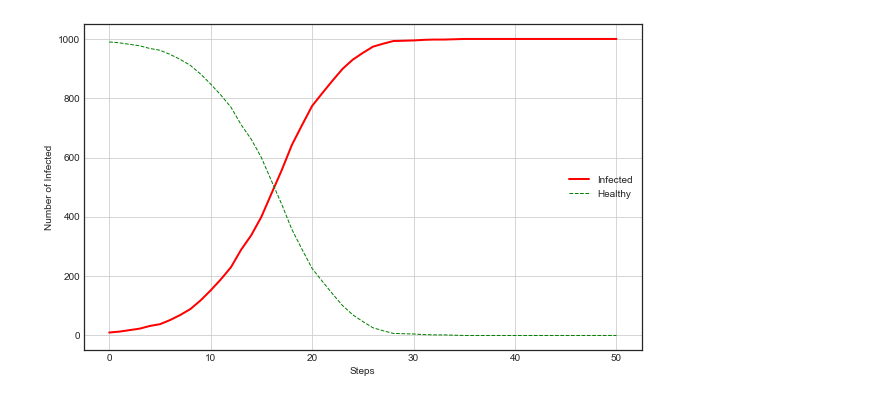
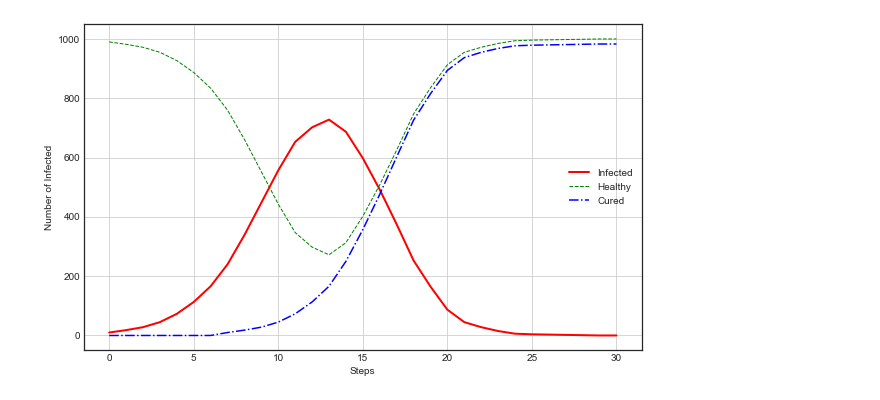
Before and after one commit to Legogo1R/Infect_Cure_Model, a Jupyter notebook: Infect_Cure_Model.ipynb, the cells around one changed output. Cells and saved outputs as stored; diff of their text form; code cells hidden in the pictures.

Commit message:
Model tracks infestation spread + contactkoef + cure time

```diff
--- a/Infect_Cure_Model.ipynb
+++ b/Infect_Cure_Model.ipynb
@@ -6,11 +6,22 @@ import matplotlib.pyplot as plt
 # %%
 class Agent:
 
-    def __init__(self, id, infected = False):
+    def __init__(self, id, steps_till_cure, infected = False):
         self.id = id
         self.infected = infected
+        self.steps_till_cure = steps_till_cure
+        self.steps_infected = 0
+
+        '''Adds +1 to infested steps couinter if infested on creation'''
+        if self.infected:
+            self.steps_infected += 1
+
 
     def hand_shake(self, other_agent):
+        if self.steps_infected >= self.steps_till_cure or \
+        other_agent.steps_infected >= other_agent.steps_till_cure:
+            pass
+        else:
             if other_agent.infected == True:
                 self.infected = True
             elif self.infected == True:
@@ -18,22 +29,24 @@ class Agent:
 # %%
 class Model:
 
-    def __init__(self, num_agents, num_infected, contact_koef):
+    def __init__(self, num_agents, num_infected, steps_till_cure, contact_koef):
 
         self.num_agents = num_agents
         self.num_infected = num_infected
+        self.num_cured = 0
         self.K = contact_koef #Between 0..1
         self.dict_agents = {}
         self.infected_vector = np.array([num_infected], int) #For recording num_infected in all steps
+        self.cured_vector = np.array([self.num_cured], int)
 
         '''Creats agents and puts them in dictionary'''
         start_num_infected = num_infected
         for i in range(self.num_agents):
             if start_num_infected > 0:
-                agent = Agent(i, True)
+                agent = Agent(i, steps_till_cure, True)
                 start_num_infected -= 1
             else:
-                agent = Agent(i)
+                agent = Agent(i, steps_till_cure)
             self.dict_agents[agent.id] = agent
 
     def step(self):
@@ -47,19 +60,21 @@ class Model:
             hand_shaker_2 = self.dict_agents[key_list.pop()]
             hand_shaker_1.hand_shake(hand_shaker_2)
 
+        '''Counts how long agent is infected and number of cured after step'''
+        self.num_cured = 0
+        for agent in self.dict_agents.values():
+            if agent.infected == True and agent.steps_infected < agent.steps_till_cure:
+                agent.steps_infected += 1
+            elif agent.steps_infected == agent.steps_till_cure:
+                agent.infected = False
+                self.num_cured += 1
+        self.cured_vector = np.append(self.cured_vector, self.num_cured)
+
         '''Counts number of infected after step'''
         self.num_infected = 0
         for agent in self.dict_agents.values():
             if agent.infected: self.num_infected +=1
         self.infected_vector = np.append(self.infected_vector, self.num_infected)
-
-    def get_infected(self):
-        dict_infected = {}
-
-        for key, value in self.dict_agents.items():
-            dict_infected[key] = value.infected
-
-        return dict_infected
 
     def run_simulation(self, num_steps):
         self.num_steps = num_steps
@@ -72,15 +87,16 @@ class Model:
         plt.style.use('seaborn-white')
         plt.plot(x, New_Model.infected_vector, color='r', label='Infected', linewidth=2)
         plt.plot(x, New_Model.num_agents - New_Model.infected_vector, color='g', label='Healthy', linestyle='--', linewidth=1)
+        plt.plot(x, New_Model.cured_vector, color='b', label='Cured', linestyle='-.', linewidth=1.5)
         plt.xlabel('Steps')
         plt.ylabel('Number of Infected')
         plt.legend()
         plt.grid(True)
 # %%
-New_Model = Model(1000, num_infected = 10, contact_koef = .3)
+New_Model = Model(1000, num_infected = 10, steps_till_cure = 7, contact_koef = .6)
 
-steps = 50
+steps = 30
 New_Model.run_simulation(steps)
 New_Model.draw_plot(steps)
 # %% [output]
-[figure, old version]
+[figure, new version]
```
